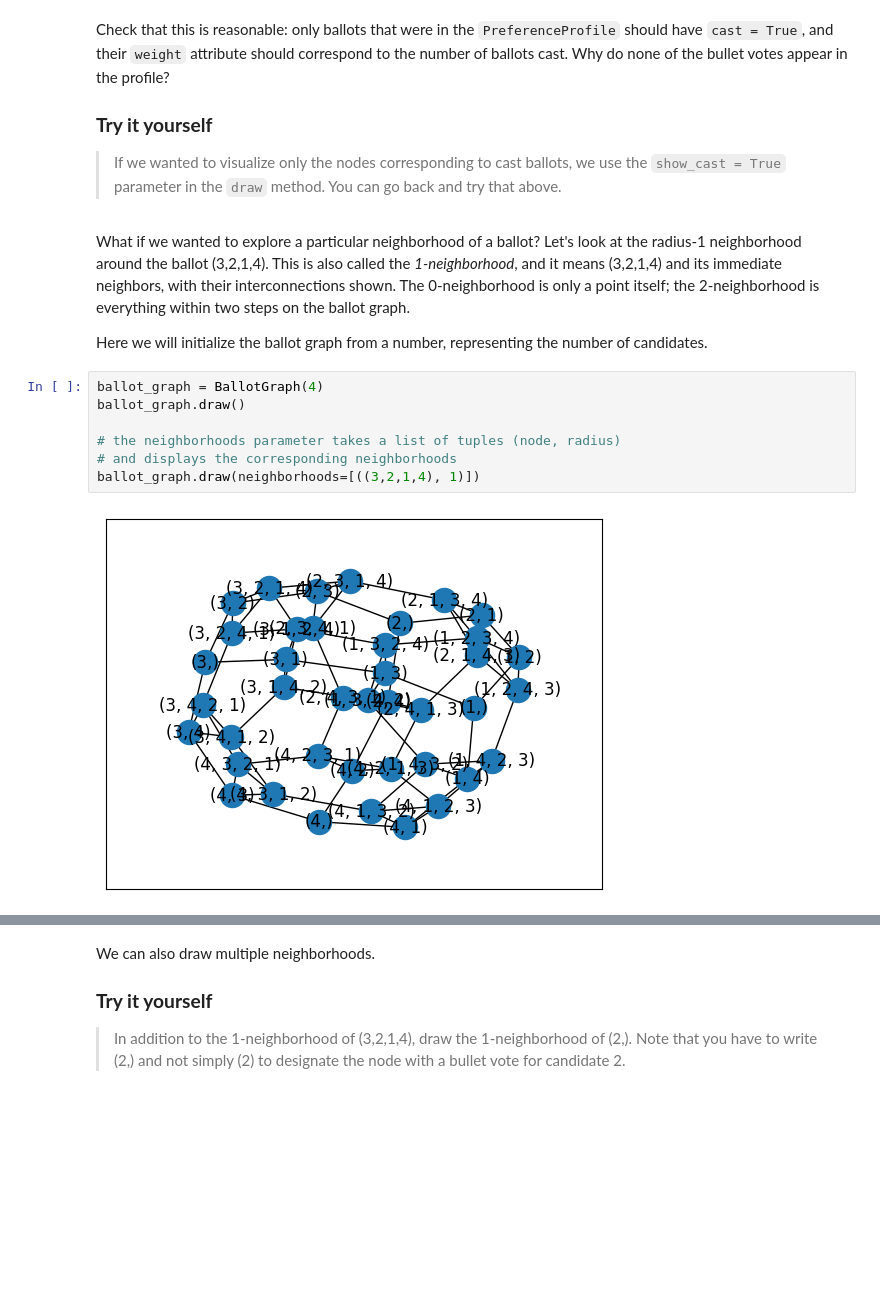
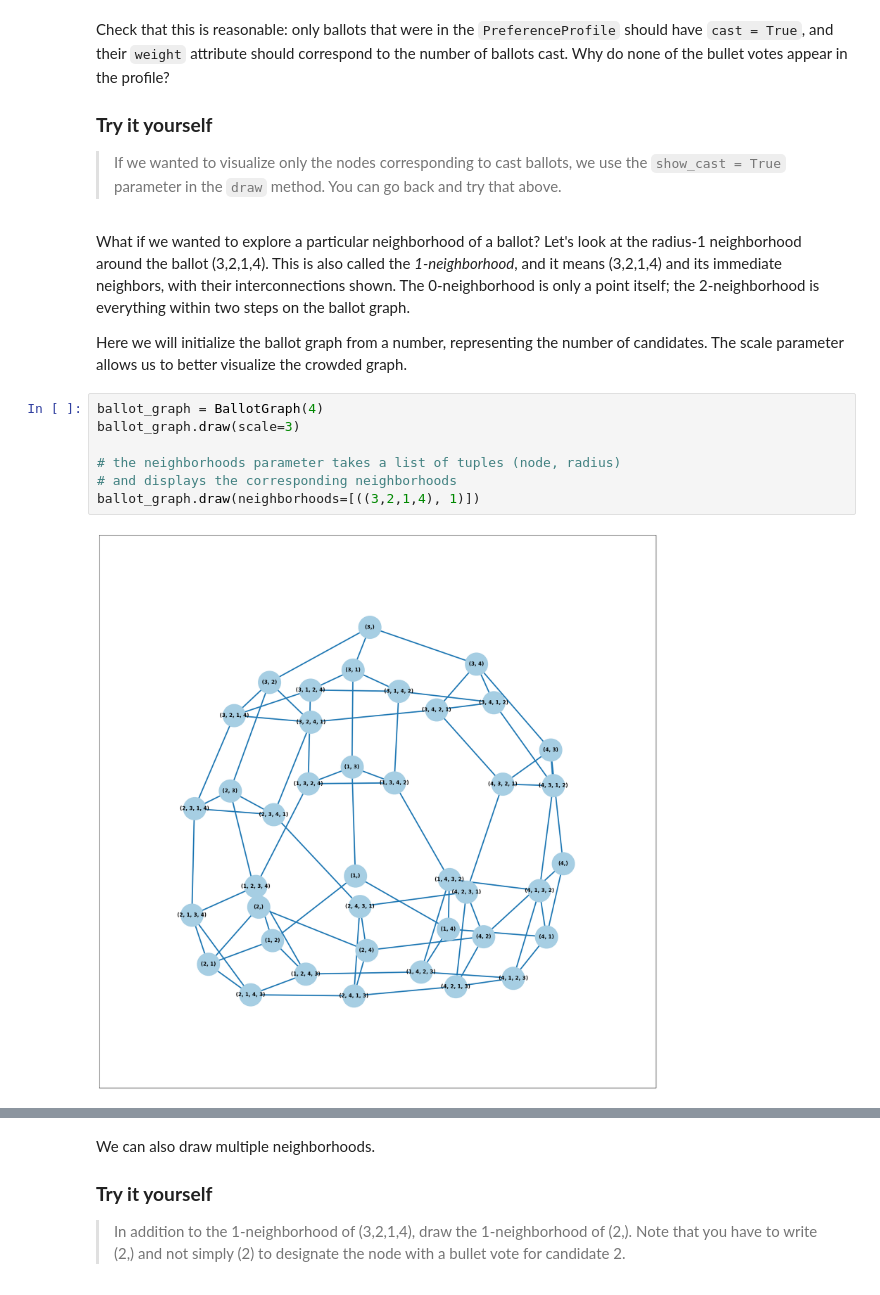
Before and after one commit to mggg/VoteKit, a Jupyter notebook: notebooks/3_viz.ipynb, the cells around one changed output, grey strips where cells are left out. Drawn from its saved outputs; the diff is of its cells as text; blank space fills up the shorter version.

```diff
--- a/notebooks/3_viz.ipynb
+++ b/notebooks/3_viz.ipynb
@@ -299,13 +301,13 @@ Check that this is reasonable: only ballots that were in the `PreferenceProfile`
 # %% [markdown]
  What if we wanted to explore a particular neighborhood of a ballot? Let's look at the radius-1 neighborhood around the ballot (3,2,1,4). This is also called the *1-neighborhood*, and it means (3,2,1,4) and its immediate neighbors, with their interconnections shown.  The 0-neighborhood is only a point itself; the 2-neighborhood is everything within two steps on the ballot graph.
 
-Here we will initialize the ballot graph from a number, representing the number of candidates.
+Here we will initialize the ballot graph from a number, representing the number of candidates. The scale parameter allows us to better visualize the crowded graph.
 # %%
 ballot_graph = BallotGraph(4)
-ballot_graph.draw()
+ballot_graph.draw(scale=3)
 
 # the neighborhoods parameter takes a list of tuples (node, radius)
 # and displays the corresponding neighborhoods
 ballot_graph.draw(neighborhoods=[((3,2,1,4), 1)])
 # %% [output]
-[figure, old version]
+[figure, new version]
```
Also changed, not shown: parts of 17 cells of this notebook, 21 other files.
